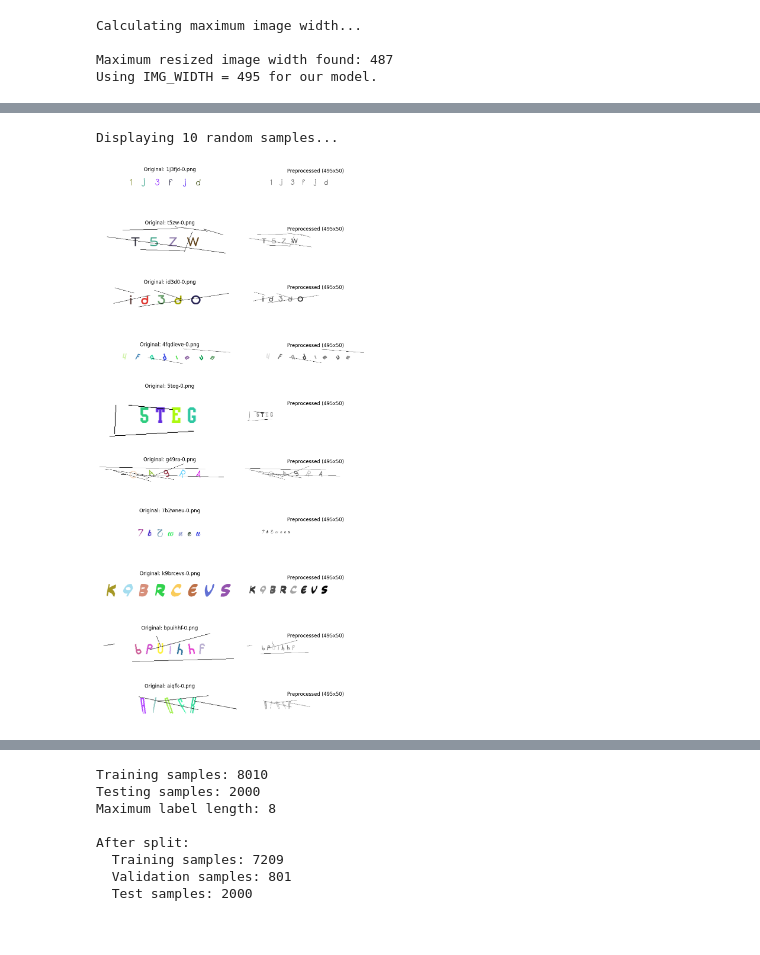
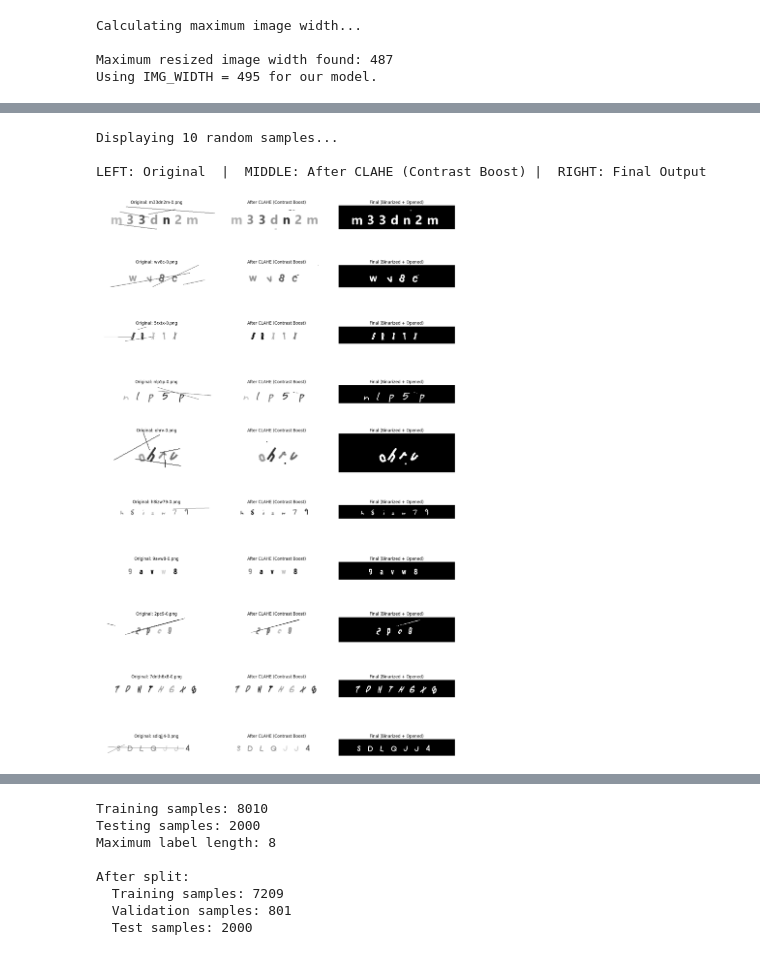
Before and after one commit to Nano-233/OCRCaptcha, a Jupyter notebook: notebooks/01-Data-Exploration-and-Preprocessing.ipynb, the cells around one changed output, grey strips where cells are left out. Cells and saved outputs as stored; diff of their text form; code cells hidden in the pictures.

```diff
--- a/notebooks/01-Data-Exploration-and-Preprocessing.ipynb
+++ b/notebooks/01-Data-Exploration-and-Preprocessing.ipynb
@@ -181,54 +205,60 @@ Final image shape for model: (495, 50, 1)
 # %%
 # --- Step 1: Get all image paths and select 10 random samples ---
-
-# Make sure these are defined from your previous cell
-# IMG_WIDTH = ...
-# IMG_HEIGHT = ...
-
 all_train_paths = glob.glob("../data/main/train/*.png")
 num_samples_to_show = 10
 random_sample_paths = random.sample(all_train_paths, num_samples_to_show)
 
-print(f"Displaying {num_samples_to_show} random samples...")
+print(f"Displaying {num_samples_to_show} random samples...\n")
+print("LEFT: Original  |  MIDDLE: After CLAHE (Contrast Boost) |  RIGHT: Final Output")
 
 # --- Step 2: Create a figure to display the results ---
-# We create a grid of subplots: 10 rows, 2 columns
-fig, axes = plt.subplots(nrows=num_samples_to_show, ncols=2, figsize=(10, 20))
+fig, axes = plt.subplots(nrows=num_samples_to_show, ncols=3, figsize=(15, 25))
 
 # --- Step 3: Loop through the random samples and process/display them ---
-
 for i, image_path in enumerate(random_sample_paths):
 
-    # --- Left Column: The Original Image ---
-    original_img = cv2.imread(image_path)
-    rgb_img = cv2.cvtColor(original_img, cv2.COLOR_BGR2RGB)
+    # --- Left Column: The Original Image (Grayscale) ---
+    original_img_gray = cv2.imread(image_path, cv2.IMREAD_GRAYSCALE)
 
     ax = axes[i, 0]
-    ax.imshow(rgb_img)
+    ax.imshow(original_img_gray, cmap='gray')
     ax.set_title(f"Original: {os.path.basename(image_path)}")
-    ax.axis('off') # Hide the x and y axes
+    ax.axis('off')
 
 
-    # --- Right Column: The Preprocessed Image ---
+    # --- Middle Column: After CLAHE (to see faint letters boosted) ---
+    ax = axes[i, 1]
+    # Note: We apply MedianBlur first to not boost the noise
+    cleaned_img = cv2.medianBlur(original_img_gray, 3)
+    clahe = cv2.createCLAHE(clipLimit=2.0, tileGridSize=(8, 8))
+    clahe_img = clahe.apply(cleaned_img)
+    ax.imshow(clahe_img, cmap='gray')
+    ax.set_title("After CLAHE (Contrast Boost)")
+    ax.axis('off')
 
-    # Use the function you already created!
-    processed_img = prepare_image_for_crnn(image_path, img_width=IMG_WIDTH, img_height=IMG_HEIGHT)
 
-    # To display the processed image, we need to undo the transpose and remove the channel dimension
-    # Shape goes from (width, height, 1) -> (width, height) -> (height, width)
-    display_img = np.transpose(processed_img.squeeze(), (1, 0))
+    # --- Right Column: The Final Preprocessed Image ---
+    ax = axes[i, 2]
+    # Now, take the CLAHE'd image and apply the rest
+    binarized_img = cv2.adaptiveThreshold(
+        clahe_img, 255, cv2.ADAPTIVE_THRESH_GAUSSIAN_C,
+        cv2.THRESH_BINARY_INV, 15, 3
+    )
+    kernel = np.ones((2, 2), np.uint8)
+    opened_img = cv2.morphologyEx(binarized_img, cv2.MORPH_OPEN, kernel)
 
-    ax = axes[i, 1]
-    ax.imshow(display_img, cmap='gray')
-    ax.set_title(f"Preprocessed ({IMG_WIDTH}x{IMG_HEIGHT})")
+    ax.imshow(opened_img, cmap='gray')
+    ax.set_title(f"Final (Binarized + Opened)")
     ax.axis('off')
 
 # Adjust layout to prevent titles from overlapping and show the plot
 plt.tight_layout()
 plt.show()
 # %% [output]
 Displaying 10 random samples...
+
+LEFT: Original  |  MIDDLE: After CLAHE (Contrast Boost) |  RIGHT: Final Output
-[figure, old version]
+[figure, new version]
 # %%
 class CRNNCaptchaModel(keras.Model):
     def __init__(self, img_width, img_height, vocab_size):
```
Also changed, not shown: parts of 7 cells of this notebook.
